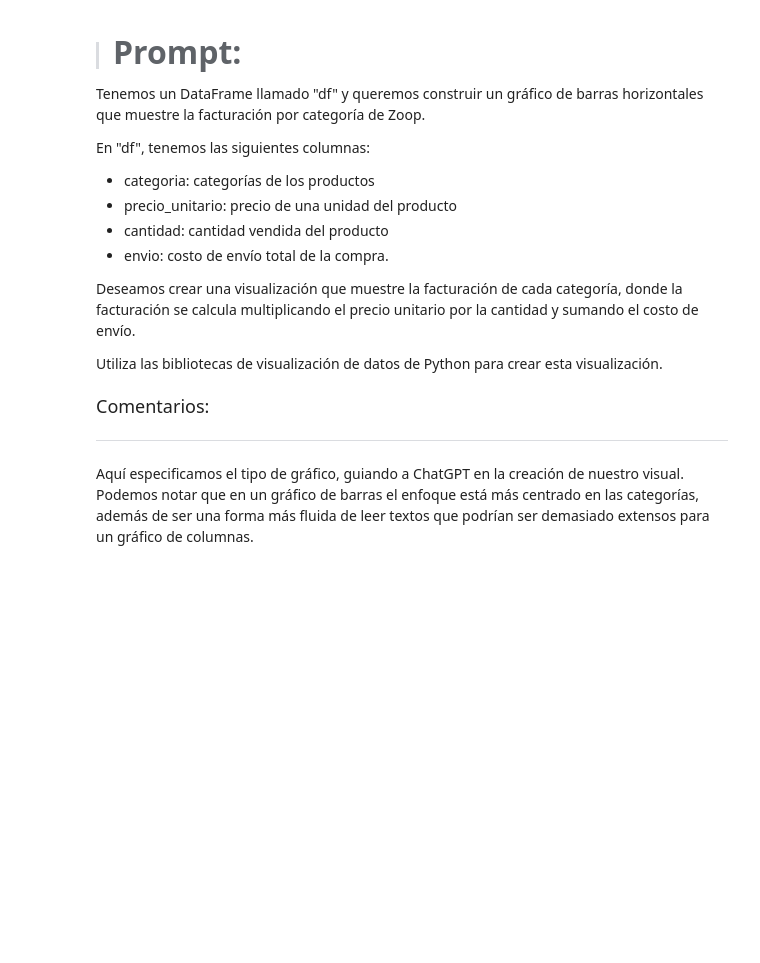
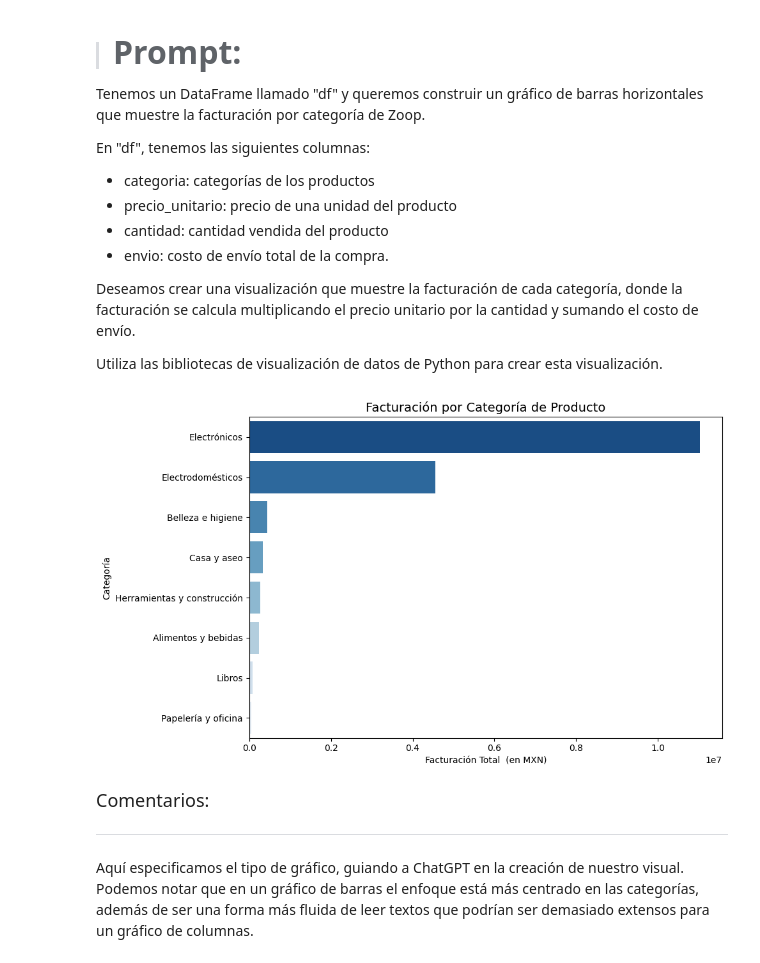
Before and after one commit to ElsaMolina/CursoPandas1, a Jupyter notebook: IA_aplicada_a_ciencia_de_datos.ipynb, the cells around one changed output. Saved outputs shown, nothing was run; the diff lists cells and outputs as text; code cells hidden in the pictures; blank space fills up the shorter version.

```diff
--- a/IA_aplicada_a_ciencia_de_datos.ipynb
+++ b/IA_aplicada_a_ciencia_de_datos.ipynb
@@ -660,6 +692,26 @@ En "df", tenemos las siguientes columnas:
 Deseamos crear una visualización que muestre la facturación de cada categoría, donde la facturación se calcula multiplicando el precio unitario por la cantidad y sumando el costo de envío.
 
 Utiliza las bibliotecas de visualización de datos de Python para crear esta visualización.
+# %%
+
+# Calcular la facturación por fila
+df['facturacion'] = (df['precio_unitario'] * df['cantidad']) + df['envio']
+
+# Agrupar por categoría y sumar la facturación
+facturacion_categoria = df.groupby('categoria')['facturacion'].sum().sort_values(ascending=False).reset_index()
+
+# Visualización: gráfico de barras horizontales
+plt.figure(figsize=(10, 6))
+sns.barplot(data=facturacion_categoria, x='facturacion', y='categoria', palette='Blues_r',orient='h')
+
+# Títulos y etiquetas
+plt.title('Facturación por Categoría de Producto', fontsize=14)
+plt.xlabel('Facturación Total  (en MXN)')
+plt.ylabel('Categoría')
+plt.tight_layout()
+plt.show()
+# %% [output]
+[figure, added]
 # %% [markdown]
 <font color="7b71ff" size=4> Comentarios: </font>
 
```
Also changed, not shown: parts of 8 cells of this notebook.
